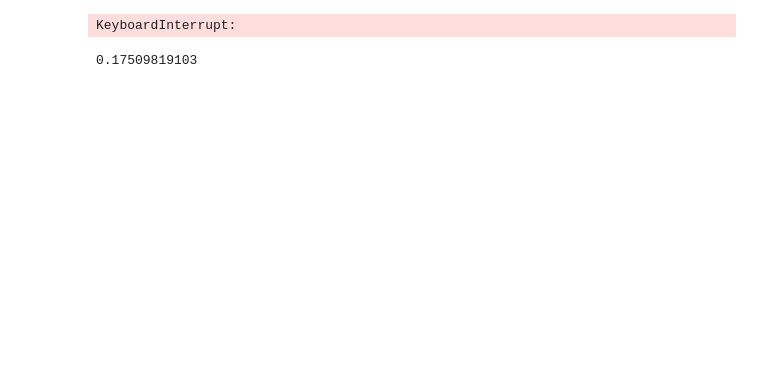
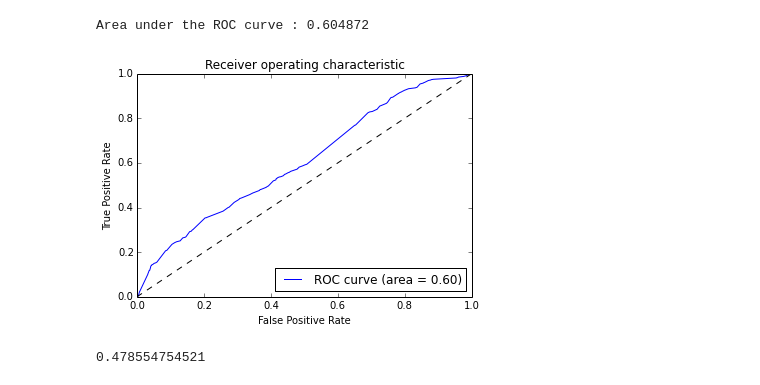
Before and after one commit to Kelvin-Zhong/Click-Through-Rate-Prediction, a Jupyter notebook: DecisionTree_NaiveBayes.ipynb, the cells around one changed output. Drawn from its saved outputs; the diff is of its cells as text; code cells hidden in the pictures; blank space fills up the shorter version.

```diff
--- a/DecisionTree_NaiveBayes.ipynb
+++ b/DecisionTree_NaiveBayes.ipynb
@@ -5,42 +5,66 @@ from sklearn import svm
 from sklearn.naive_bayes import GaussianNB
 
 # read in the data
-file = open('Data/train1234_validation5_test6_new/train_1234_new_rehashed.txt')
+def readInData():
+    file = open('Data/train_1234_new_rehashed_balanced.txt')
 
-data = []
-label = []
+    trainData = []
+    trainLabel = []
 
-# prepare the training data
-for line in file:
-    li = list(map(int, line.split(',')))
-    label.append(li[0])
-    data.append(li[1:11])
+    # prepare the training data
+    for line in file:
+        li = list(map(int, line.split(',')))
+        trainLabel.append(li[0])
+        trainData.append(li[1:11])
+
+    file = open('Data/test_6_new_rehashed.txt')
+    testData = []
+    testLabel = []
+
+    for line in file:
+        li = list(map(int, line.split(',')))
+        testLabel.append(li[0])
+        testData.append(li[1:11])
+
+    return (trainData, trainLabel, testData, testLabel)
+
+
+(trainData, trainLabel, testData, testLabel) = readInData()
 
 # train decision tree
-# clf = tree.DecisionTreeClassifier()
-# clf.fit(data, label)
+clf = tree.DecisionTreeClassifier(min_samples_split = 500, min_samples_leaf = 10)
+clf.fit(trainData, trainLabel)
+result = clf.predict_proba(testData)
+result = result[:, 1:2]
 
-# train naive bayes
-# gnb = GaussianNB()
-# gnb.fit(data, label)
+ROC(testLabel, result)
 
-# result1 = clf.predict_proba(data)
-# result1 = result1[:, 1]
-# result2 = gnb.predict_proba(data)
-# result2 = result2[:, 2]
+labels = clf.predict(testData)
+cnt = 0
+for i in range(0, len(testLabel)):
+    if labels[i] != testLabel[i]:
+        cnt = cnt + 1
 
-# newData = np.concatenate((result1, result2), axis = 1)
-
-# sv = svm.SVM()
-# sv.fit(newData, label)
+print float(cnt)/float(len(testLabel))
-# %% [output]
-KeyboardInterrupt:
 # %%
+from sklearn.naive_bayes import MultinomialNB
+# train naive bayes
+clfNB = GaussianNB()
+# clfNB = MultinomialNB()
+clfNB.fit(trainData, trainLabel)
+result = clfNB.predict_proba(testData)
+result = result[:, 1:2]
+
+ROC(testLabel, result)
+
+labels = clfNB.predict(testData)
 cnt = 0
-for i in range(0, len(test_label)):
-    if result[i] != test_label[i]:
+for i in range(0, len(testLabel)):
+    if labels[i] != testLabel[i]:
         cnt = cnt + 1
 
-print float(cnt)/float(len(test_label))
+print float(cnt)/float(len(testLabel))
 # %% [output]
-0.17509819103
+Area under the ROC curve : 0.604872
+[figure, added]
+0.478554754521
```
Also changed, not shown: parts of 9 cells of this notebook.
